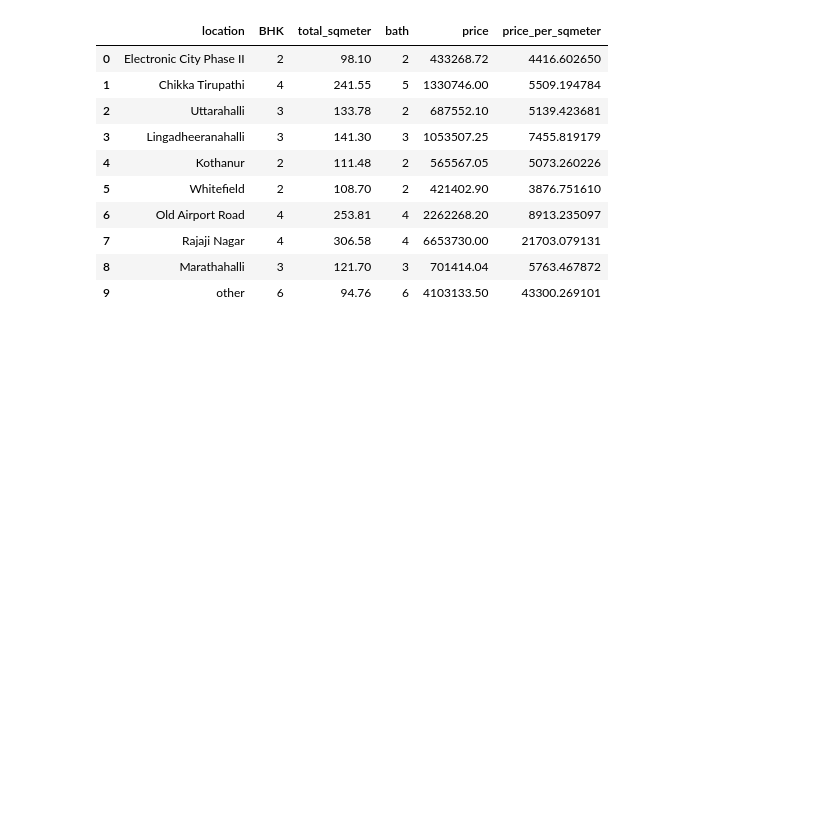
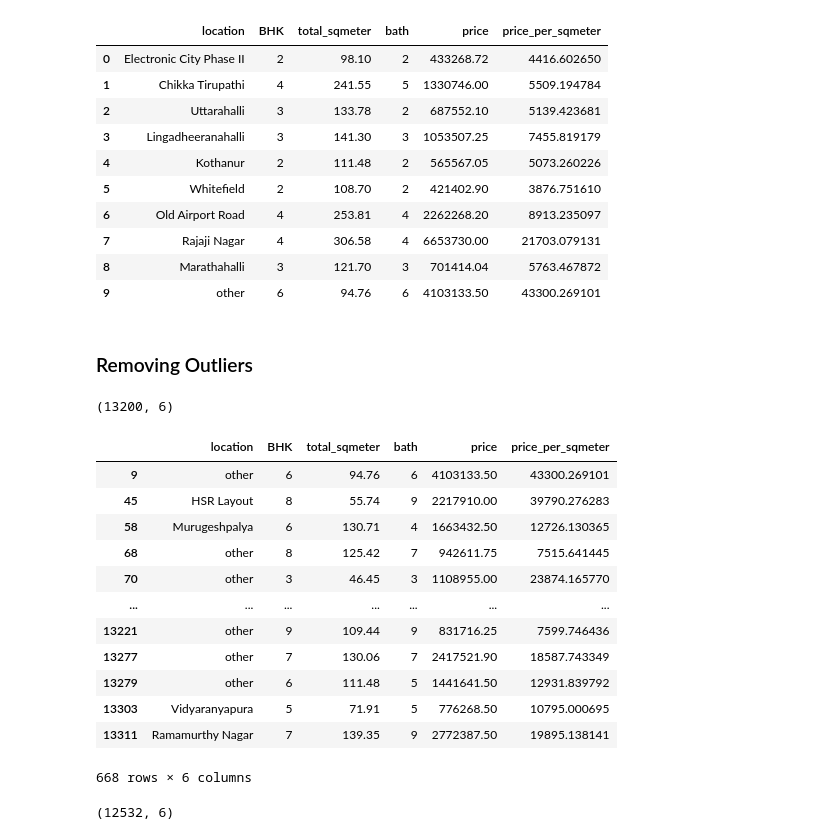
Before and after one commit to sakuragi97/Real-Estate-Market-Prediction-Project, a Jupyter notebook: model/REPP_Preprocessing_1.ipynb, the cells around one changed output. Cells and saved outputs as stored; diff of their text form; code cells hidden in the pictures; blank space fills up the shorter version.

```diff
--- a/model/REPP_Preprocessing_1.ipynb
+++ b/model/REPP_Preprocessing_1.ipynb
@@ -244,3 +245,31 @@ df2.head(10)
 | 7 | Rajaji Nagar | 4 | 306.58 | 4 | 6653730.00 | 21703.079131 |
 | 8 | Marathahalli | 3 | 121.70 | 3 | 701414.04 | 5763.467872 |
 | 9 | other | 6 | 94.76 | 6 | 4103133.50 | 43300.269101 |
+# %% [markdown]
+### Removing Outliers
+# %%
+df2.shape
+# %% [output]
+(13200, 6)
+# %%
+#Number of instances which has less than 25 sqmeter for a room
+df2[(df2.total_sqmeter/df2.BHK<25)]
+# %% [output]
+|  | location | BHK | total_sqmeter | bath | price | price_per_sqmeter |
+| 9 | other | 6 | 94.76 | 6 | 4103133.50 | 43300.269101 |
+| 45 | HSR Layout | 8 | 55.74 | 9 | 2217910.00 | 39790.276283 |
+| 58 | Murugeshpalya | 6 | 130.71 | 4 | 1663432.50 | 12726.130365 |
+| 68 | other | 8 | 125.42 | 7 | 942611.75 | 7515.641445 |
+| 70 | other | 3 | 46.45 | 3 | 1108955.00 | 23874.165770 |
+| ... | ... | ... | ... | ... | ... | ... |
+| 13221 | other | 9 | 109.44 | 9 | 831716.25 | 7599.746436 |
+| 13277 | other | 7 | 130.06 | 7 | 2417521.90 | 18587.743349 |
+| 13279 | other | 6 | 111.48 | 5 | 1441641.50 | 12931.839792 |
+| 13303 | Vidyaranyapura | 5 | 71.91 | 5 | 776268.50 | 10795.000695 |
+| 13311 | Ramamurthy Nagar | 7 | 139.35 | 9 | 2772387.50 | 19895.138141 |
+668 rows × 6 columns
+# %%
+df3 = df2[~(df2.total_sqmeter/df2.BHK<25)]
+df3.shape
+# %% [output]
+(12532, 6)
```
Also changed, not shown: parts of 15 cells of this notebook, 1 other file.
